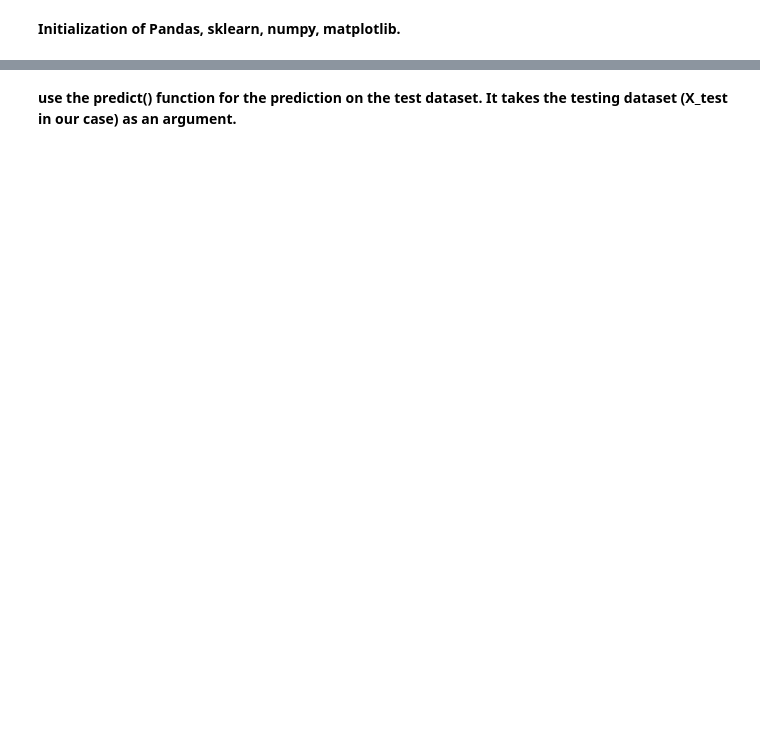
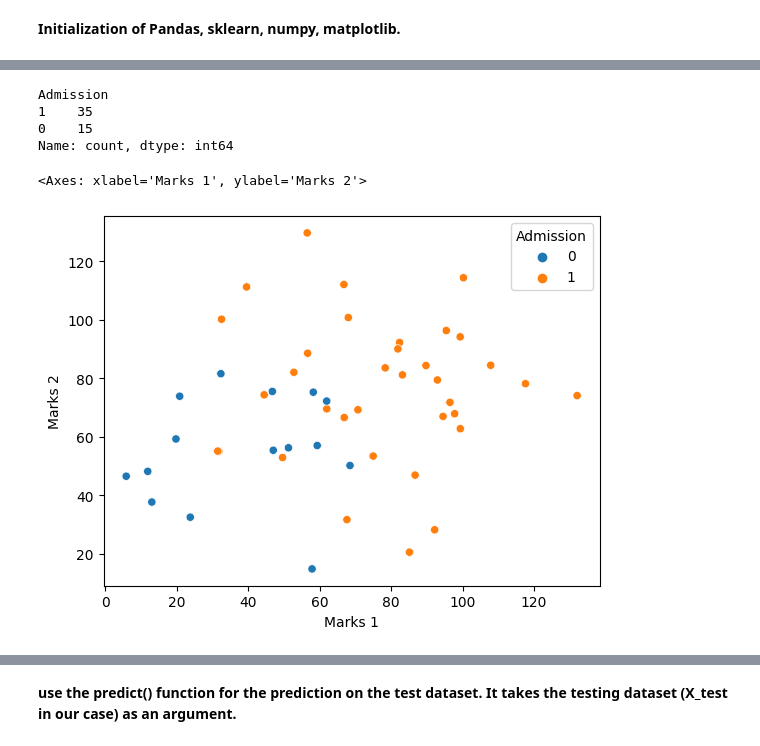
Before and after one commit to mssanamateen/Mathematical-Foundations-of-ML, a Jupyter notebook: Classification/studentadmLogistic.ipynb, the cells around one changed output, grey strips where cells are left out. Drawn from its saved outputs; the diff is of its cells as text; code cells hidden in the pictures; blank space fills up the shorter version.

```diff
--- a/Classification/studentadmLogistic.ipynb
+++ b/Classification/studentadmLogistic.ipynb
@@ -59,6 +48,23 @@ memory usage: 2.5 KB
 feature_cols = ['Marks 1', 'Marks 2']
 X = df[feature_cols] # Features
 y = df.Admission # Target variable
+# %%
+#finding whether dataset is imbalanced?
+class_counts = df["Admission"].value_counts()
+# Print class counts
+print(class_counts)
+# %% [output]
+Admission
+1    35
+0    15
+Name: count, dtype: int64
+# %%
+#visualize imbalanced dataset
+import seaborn as sns
+sns.scatterplot(x=df["Marks 1"], y=df["Marks 2"], hue=df["Admission"])
+# %% [output]
+<Axes: xlabel='Marks 1', ylabel='Marks 2'>
+[figure, added]
 # %%
 print(X.head())
 # %% [output]
```
Also changed, not shown: parts of 26 cells of this notebook, 6 other files.
